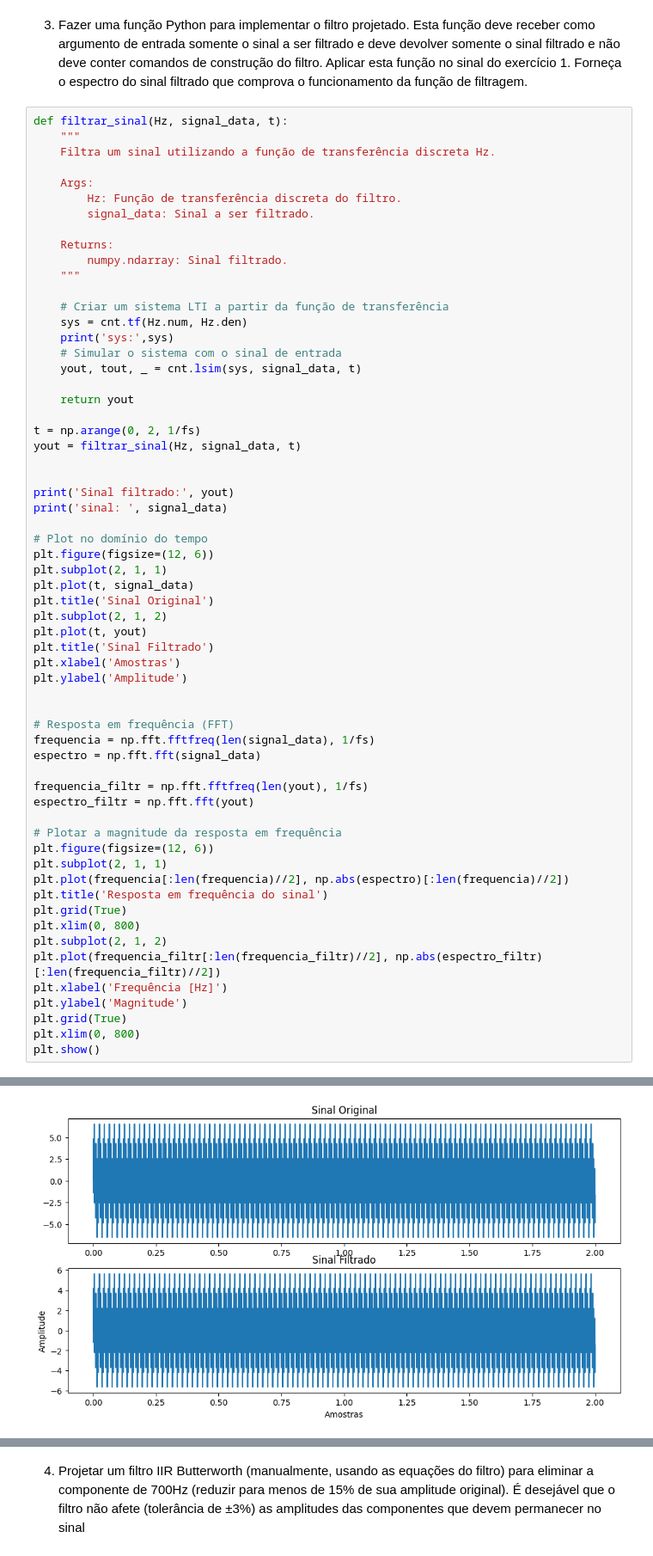
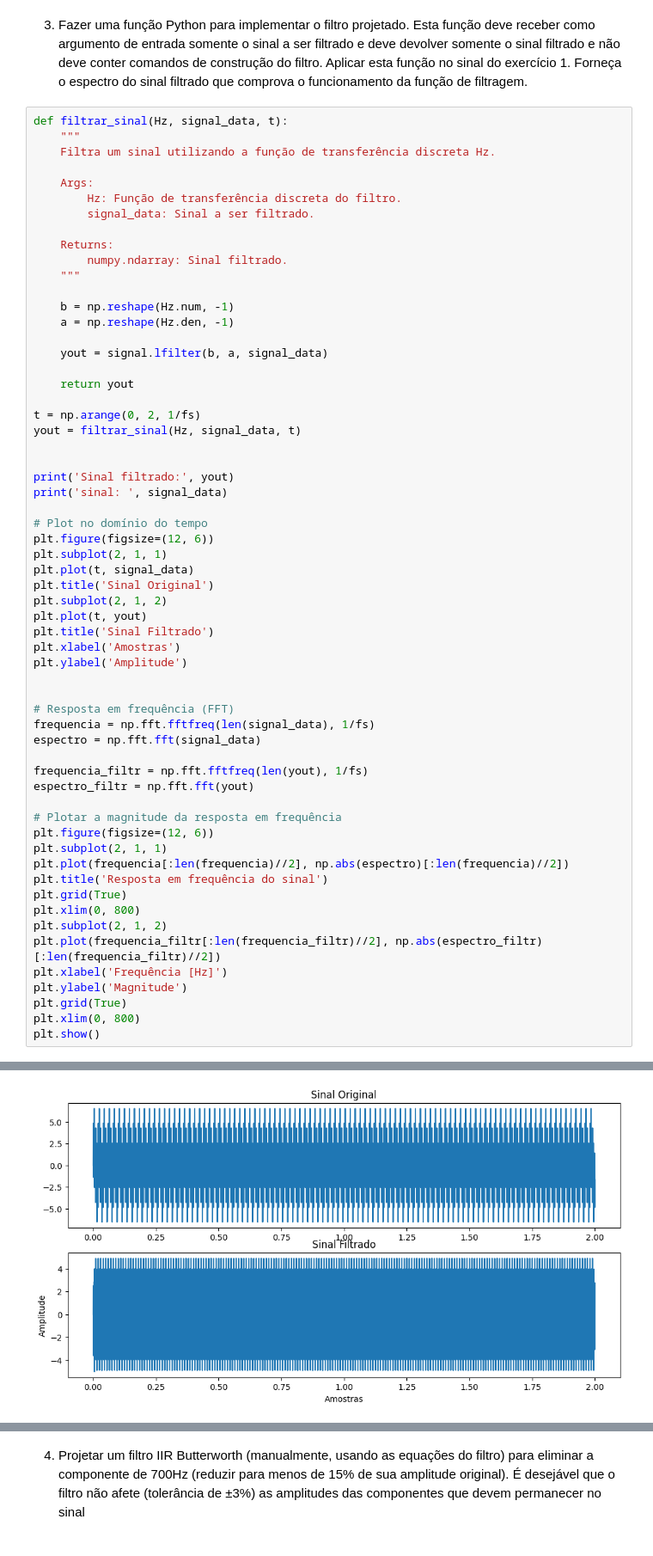
Before and after one commit to brito1212/digital-signal-processing, a Jupyter notebook: 09_butterworth_filter/09_butterworth_filter.ipynb, the cells around one changed output, grey strips where cells are left out. Shown at 86% size. Saved outputs shown, nothing was run; the diff lists cells and outputs as text.

```diff
--- a/09_butterworth_filter/09_butterworth_filter.ipynb
+++ b/09_butterworth_filter/09_butterworth_filter.ipynb
@@ -224,11 +223,10 @@ def filtrar_sinal(Hz, signal_data, t):
         numpy.ndarray: Sinal filtrado.
     """
 
-    # Criar um sistema LTI a partir da função de transferência
-    sys = cnt.tf(Hz.num, Hz.den)
-    print('sys:',sys)
-    # Simular o sistema com o sinal de entrada
-    yout, tout, _ = cnt.lsim(sys, signal_data, t)
+    b = np.reshape(Hz.num, -1)
+    a = np.reshape(Hz.den, -1)
+
+    yout = signal.lfilter(b, a, signal_data)
 
     return yout
 
@@ -287,3 +277,3 @@ Sinal filtrado: [ 0.          1.43692214  2.6974625  ... -3.64109091 -2.70646556
 sinal:  [ 0.          1.66141426  3.11893859 ... -4.19946065 -3.11893859
  -1.66141426]
-[figure, old version]
+[figure, new version]
```
Also changed, not shown: parts of 7 cells of this notebook.
